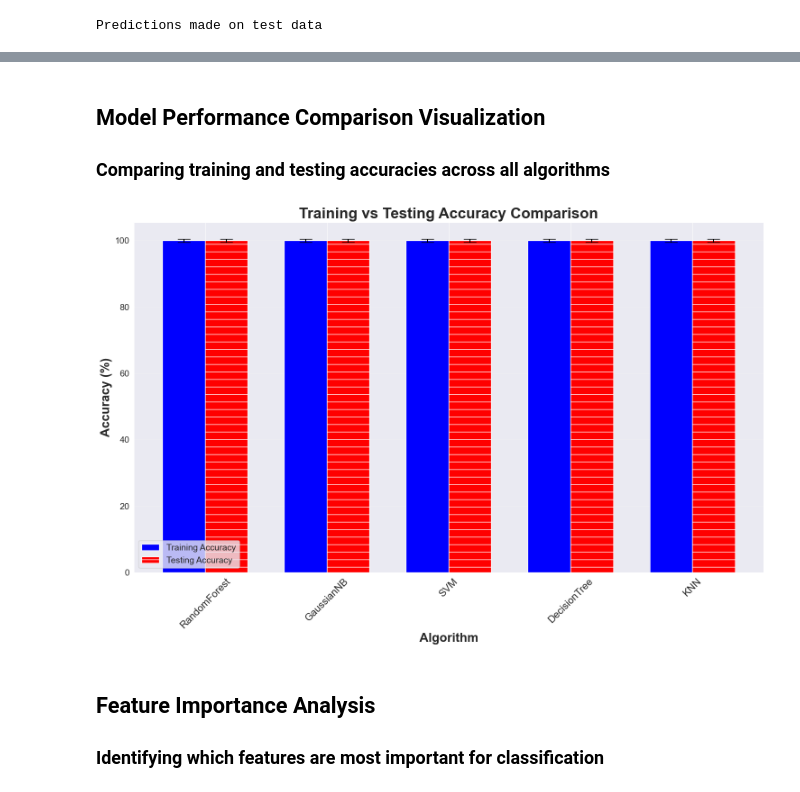
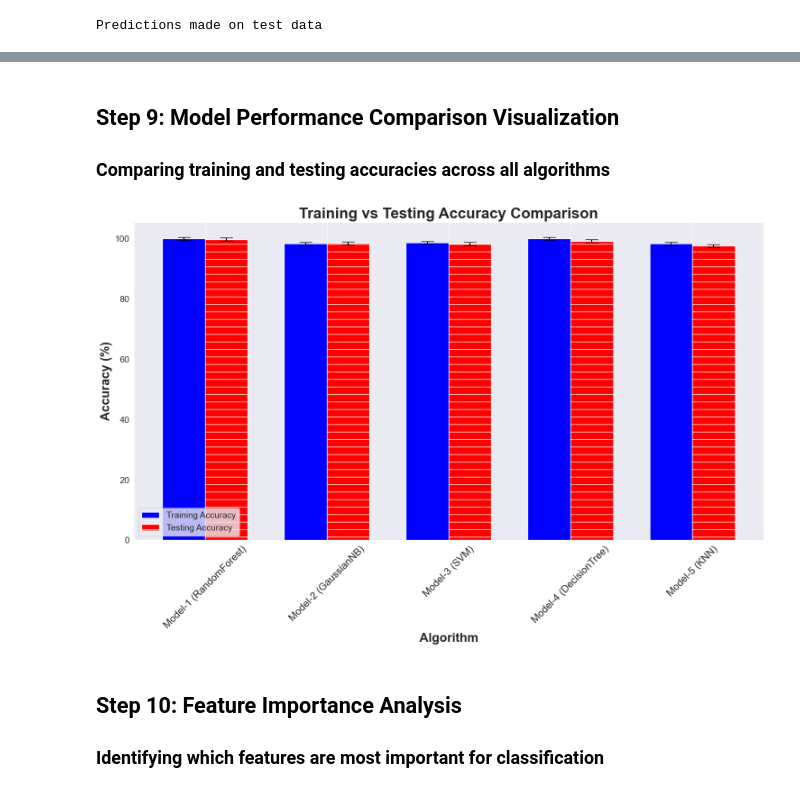
Before and after one commit to MarufAlAslam/ml-python-web-analysis-classification, a Jupyter notebook: web_analysis_classification.ipynb, the cells around one changed output, grey strips where cells are left out. Cells and saved outputs as stored; diff of their text form; code cells hidden in the pictures.

```diff
--- a/web_analysis_classification.ipynb
+++ b/web_analysis_classification.ipynb
@@ -417,15 +415,15 @@ Testing accuracy: 100.00%
 # %%
 # Define dictionary of models to train and compare
 models = {
-    'RandomForest': RandomForestClassifier(random_state=42),
-    'GaussianNB': GaussianNB(),
-    'SVM': SVC(random_state=42),
-    'DecisionTree': DecisionTreeClassifier(random_state=42),
-    'KNN': KNeighborsClassifier()
+    'Model-1 (RandomForest)': RandomForestClassifier(n_estimators=300, criterion='entropy', random_state=42),
+    'Model-2 (GaussianNB)': GaussianNB(),
+    'Model-3 (SVM)': SVC(random_state=42),
+    'Model-4 (DecisionTree)': DecisionTreeClassifier(random_state=42),
+    'Model-5 (KNN)': KNeighborsClassifier()
 }
 
 # List of model names for tracking
-modelNames = ['RandomForest', 'GaussianNB', 'SVM', 'DecisionTree', 'KNN']
+modelNames = ['Model-1 (RandomForest)', 'Model-2 (GaussianNB)', 'Model-3 (SVM)', 'Model-4 (DecisionTree)', 'Model-5 (KNN)']
 
 # Initialize lists to store performance metrics
 trainScores = []  # Training accuracy scores
@@ -493,5 +529,5 @@ All models trained and evaluated successfully!
 # %% [markdown]
-## Model Performance Comparison Visualization
+## Step 9: Model Performance Comparison Visualization
 ### Comparing training and testing accuracies across all algorithms
 # %%
 # Create a bar chart comparing train and test scores for all models
@@ -506,37 +542,37 @@ barWidth = 0.35
 bars1 = trainScores  # Training scores
 bars2 = testScores   # Testing scores
 
 # Set positions for bars
 r1 = np.arange(len(bars1))
 r2 = [x + barWidth for x in r1]
 
 # Create bars with error bars for visual emphasis
 plt.bar(r1, bars1, color='blue', width=barWidth, edgecolor='white',
         label='Training Accuracy', yerr=0.5, ecolor='black', capsize=10)
 plt.bar(r2, bars2, color='red', width=barWidth, edgecolor='white',
         label='Testing Accuracy', yerr=0.5, ecolor='black', capsize=10, hatch='-')
 
 # Recreate model names list (in case it was modified)
-modelNames = ['RandomForest', 'GaussianNB', 'SVM', 'DecisionTree', 'KNN']
+modelNames = ['Model-1 (RandomForest)', 'Model-2 (GaussianNB)', 'Model-3 (SVM)', 'Model-4 (DecisionTree)', 'Model-5 (KNN)']
 
 # Add labels and formatting
 plt.xlabel('Algorithm', fontweight='bold', size=20)
 plt.ylabel('Accuracy (%)', fontweight='bold', size=20)
 plt.xticks([r + barWidth/2 for r in range(len(bars1))], modelNames, rotation=45, size=16)
 plt.yticks(size=14)
 
 # Add legend
 plt.legend(fontsize=14)
 
 # Add grid for better readability
 plt.grid(axis='y', alpha=0.3)
 
 plt.tight_layout()
 plt.show()
 # %% [output]
-[figure, old version]
+[figure, new version]
 # %% [markdown]
-## Feature Importance Analysis
+## Step 10: Feature Importance Analysis
 ### Identifying which features are most important for classification
 # %%
 # Extract feature importances from the Random Forest model
```
Also changed, not shown: parts of 34 cells of this notebook, 2 other files.
